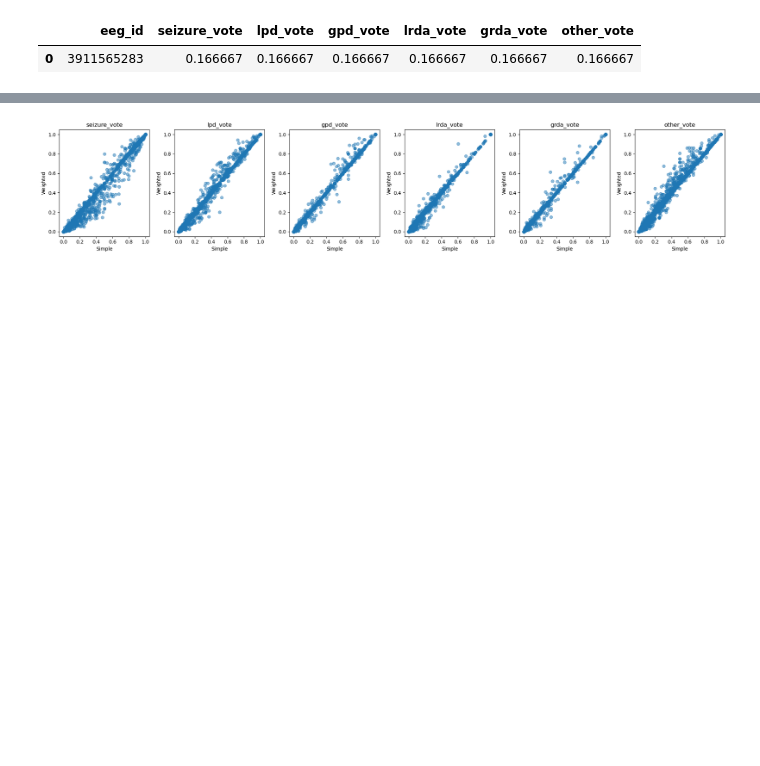
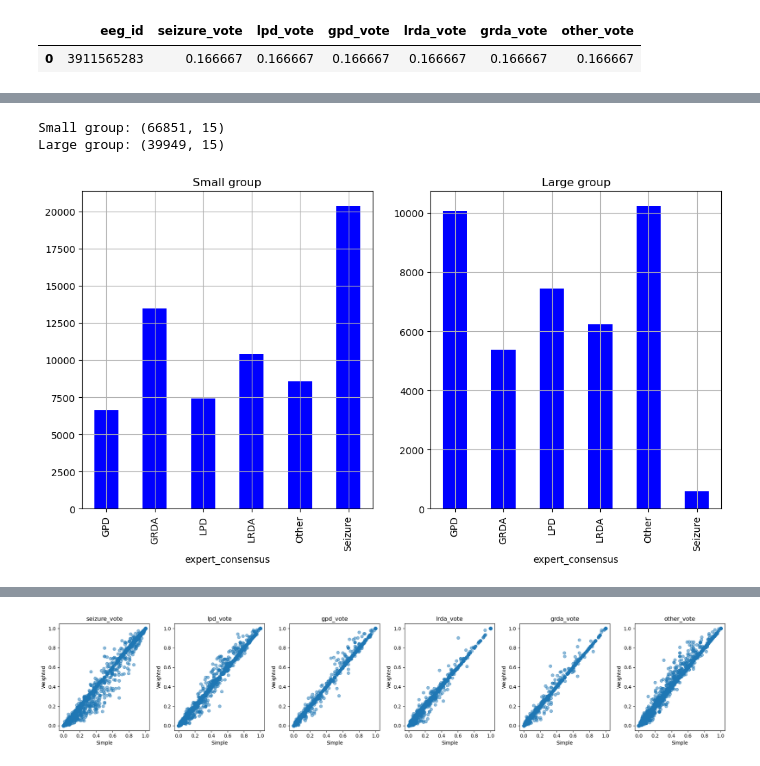
Before and after one commit to AzimuthLI/kaggle_hms, a Jupyter notebook: notebooks/EDA.ipynb, the cells around one changed output, grey strips where cells are left out. Drawn from its saved outputs; the diff is of its cells as text; code cells hidden in the pictures; blank space fills up the shorter version.

```diff
--- a/notebooks/EDA.ipynb
+++ b/notebooks/EDA.ipynb
@@ -73 +80,17 @@ df_agrees
+# %%
+small_group = train_df[n_experts < 7].copy()
+large_group = train_df[n_experts >= 7].copy()
+
+print("Small group:", small_group.shape)
+print("Large group:", large_group.shape)
+
+# plot count of expert_consensus
+fig, ax = plt.subplots(1, 2, figsize=(12, 6))
+small_group.groupby('expert_consensus')['label_id'].count().plot(kind='bar', title='Small group', color='blue', grid=True, ax=ax[0])
+large_group.groupby('expert_consensus')['label_id'].count().plot(kind='bar', title='Large group', color='blue', grid=True, ax=ax[1])
+plt.show()
+# %% [output]
+Small group: (66851, 15)
+Large group: (39949, 15)
+[figure, added]
 # %%
```
Also changed, not shown: parts of 15 cells of this notebook, 2 other files.
